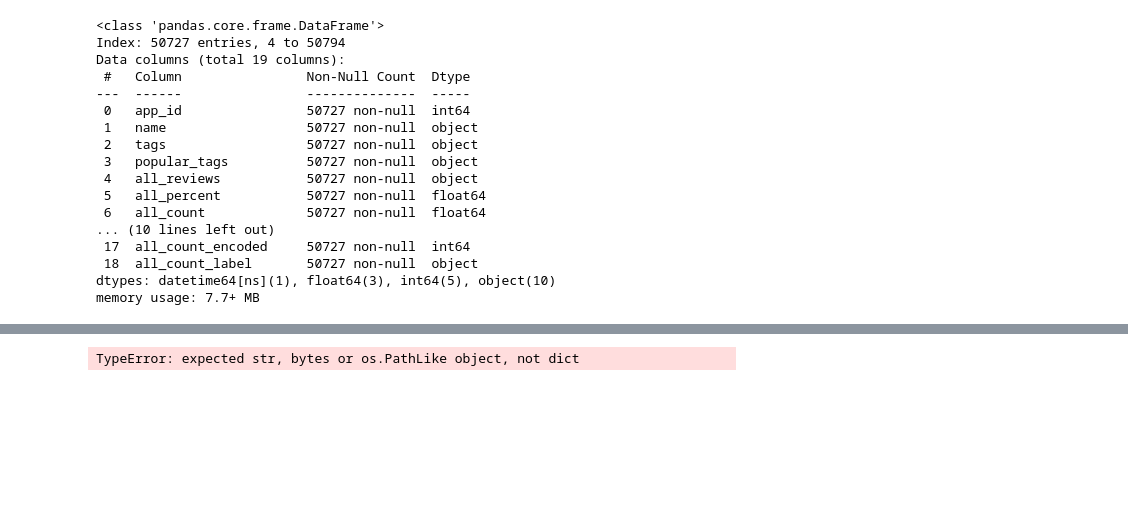
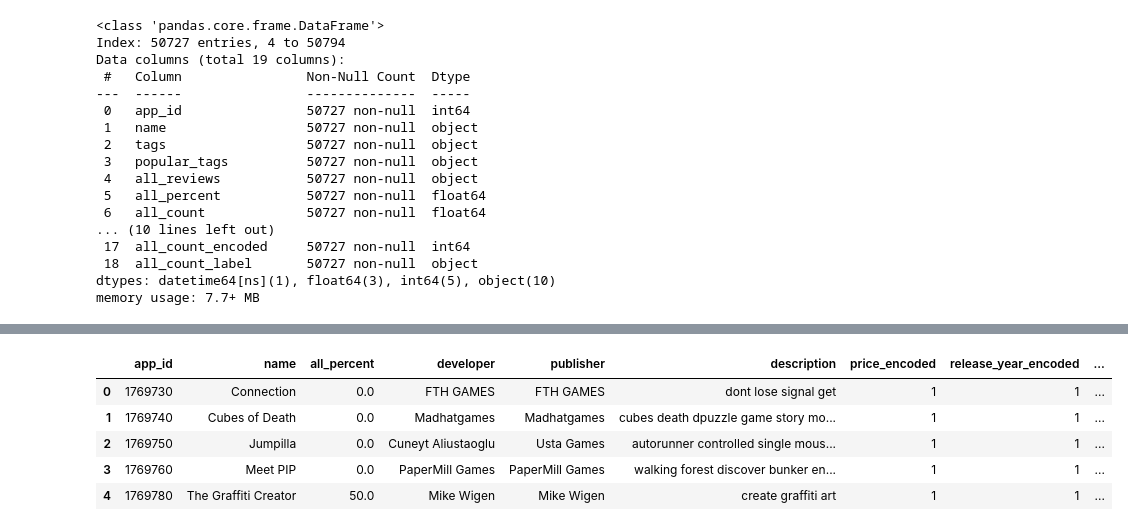
Before and after one commit to notrealqt/HCMIU_Data-Mining, a Jupyter notebook: preprocessing_game.ipynb, the cells around one changed output, grey strips where cells are left out. Cells and saved outputs as stored; diff of their text form; code cells hidden in the pictures; blank space fills up the shorter version.

```diff
--- a/preprocessing_game.ipynb
+++ b/preprocessing_game.ipynb
@@ -886,30 +999,13 @@ game_data.head()
+# %%
+game_data.drop(columns=['tags','popular_tags'], inplace=True)
+game_data.rename(columns={'tag_cluster':'tags_encoded'}, inplace=True)
+game_data.head()
+# %% [output]
+|  | app_id | name | all_percent | developer | publisher | description | price_encoded | release_year_encoded | ... |
+| 0 | 1769730 | Connection | 0.0 | FTH GAMES | FTH GAMES | dont lose signal get | 1 | 1 | ... |
+| 1 | 1769740 | Cubes of Death | 0.0 | Madhatgames | Madhatgames | cubes death dpuzzle game story mo... | 1 | 1 | ... |
+| 2 | 1769750 | Jumpilla | 0.0 | Cuneyt Aliustaoglu | Usta Games | autorunner controlled single mous... | 1 | 1 | ... |
+| 3 | 1769760 | Meet PIP | 0.0 | PaperMill Games | PaperMill Games | walking forest discover bunker en... | 1 | 1 | ... |
+| 4 | 1769780 | The Graffiti Creator | 50.0 | Mike Wigen | Mike Wigen | create graffiti art | 1 | 1 | ... |
 # %%
 game_data.to_csv('steam_game_data_encoded.csv', index=False)
-# %%
-import pandas as pd
-import arff
-
-# Step 1: Read tab-separated data
-df = pd.read_csv("steam_game_data_encoded.csv", sep="\t", engine="python")
-
-# Step 2: Define ARFF structure
-arff_data = {
-    'description': '',
-    'relation': 'game_data',
-    'attributes': [],
-    'data': df.values.tolist()
-}
-
-# Step 3: Infer attribute types
-for col in df.columns:
-    # Use 'STRING' for object (text), 'REAL' for numbers
-    dtype = 'STRING' if df[col].dtype == object else 'REAL'
-    arff_data['attributes'].append((col, dtype))
-
-# Step 4: Write ARFF file using file handle (not dict)
-with open("steam_game_data_encoded.arff", "w", encoding='utf-8') as f:
-    arff.dump(arff_data, f)  # this works now!
-
-print("✅ Successfully saved 'steam_game_data_encoded.arff'")
-# %% [output]
-TypeError: expected str, bytes or os.PathLike object, not dict
```
Also changed, not shown: parts of 8 cells of this notebook, 25 other files.
